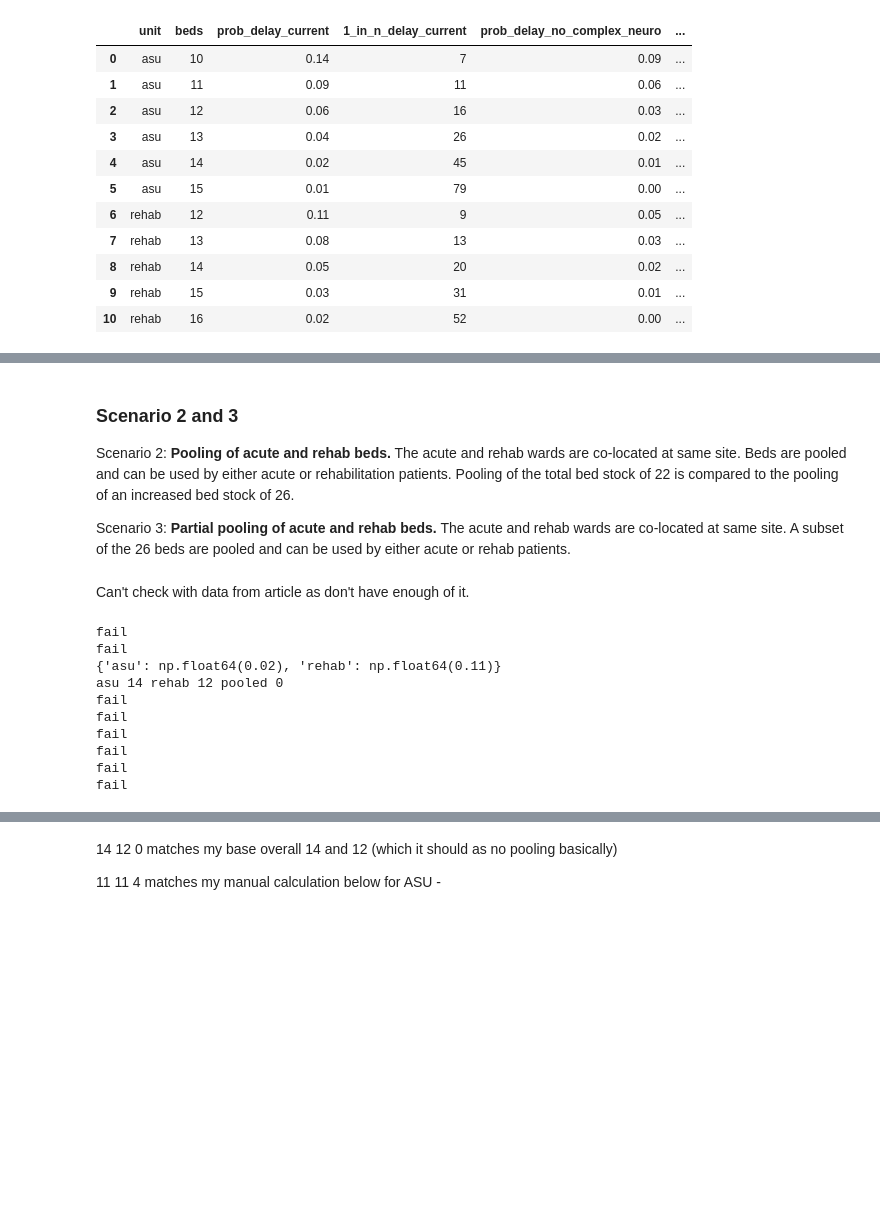
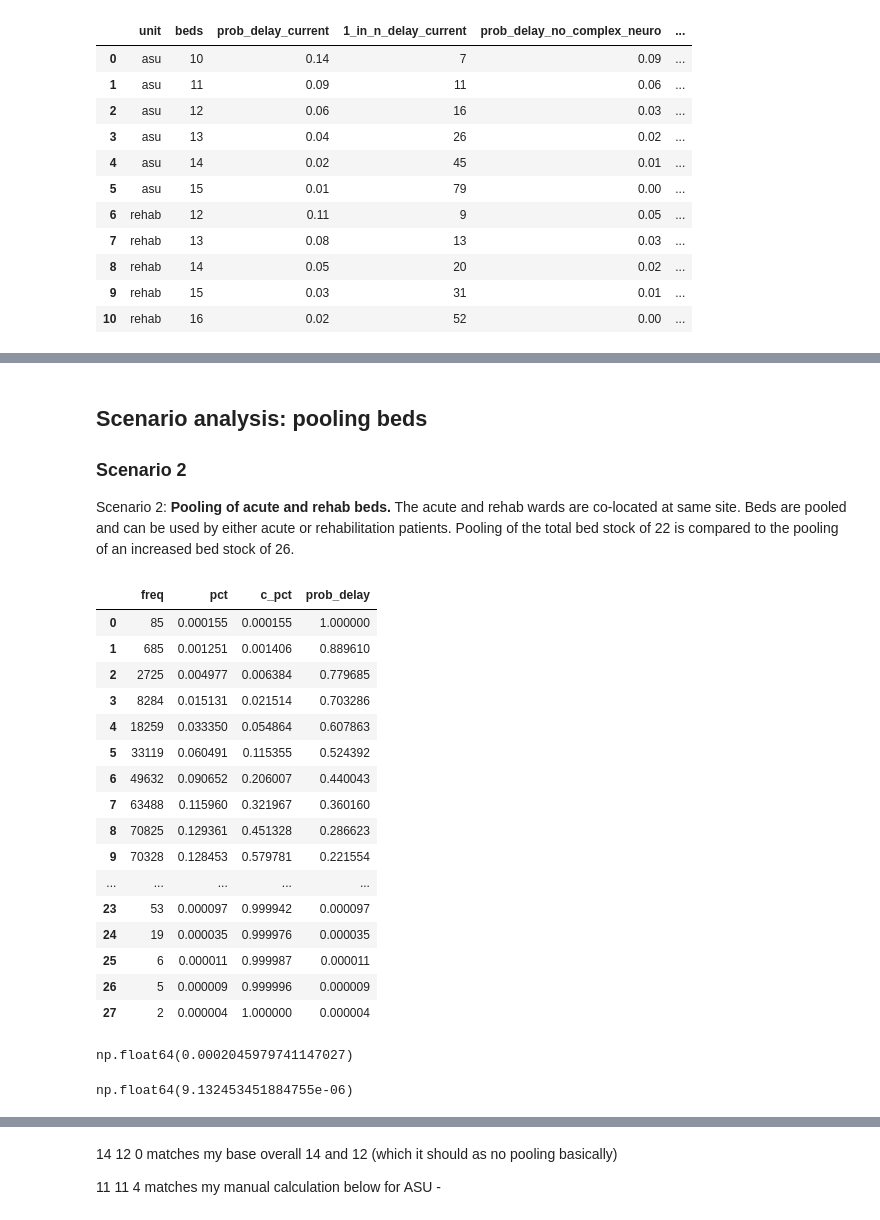
Before and after one commit to pythonhealthdatascience/pydesrap_stroke, a Jupyter notebook: notebooks/analysis.ipynb, the cells around one changed output, grey strips where cells are left out. Saved outputs shown, nothing was run; the diff lists cells and outputs as text; code cells hidden in the pictures; blank space fills up the shorter version.

Commit message:
fix(analysis): use frequencies instead of prob_delay for the bed pooling scenarios, and actually follows the provided  formula in the appendix! (I had done something weird/different/not right)

```diff
--- a/notebooks/analysis.ipynb
+++ b/notebooks/analysis.ipynb
@@ -411,6 +409,6 @@ sup_tab1.to_csv(os.path.join(OUTPUT_DIR, "delay_scenario4.csv"), index=False)
 # %% [markdown]
-### Scenario 2 and 3
+## Scenario analysis: pooling beds
+
+### Scenario 2
 
 Scenario 2: **Pooling of acute and rehab beds.** The acute and rehab wards are co-located at same site. Beds are pooled and can be used by either acute or rehabilitation patients. Pooling of the total bed stock of 22 is compared to the pooling of an increased bed stock of 26.
-
-Scenario 3: **Partial pooling of acute and rehab beds.** The acute and rehab wards are co-located at same site. A subset of the 26 beds are pooled and can be used by either acute or rehab patients.
@@ -511,30 +415,41 @@ class PooledDelay:
-# %% [markdown]
-Can't check with data from article as don't have enough of it.
-# %%
-pooled_delay = PooledDelay(base_results=base_overall)
-
-# Replace with data from article
-pooled_delay.asu = pd.Series(
-    data=[0.19, 0.14, 0.09, 0.06, 0.04, 0.02], index=[9, 10, 11, 12, 13, 14])
-pooled_delay.rehab = pd.Series(
-    data=[0.20, 0.11, 0.08, 0.05, 0.03, 0.02], index=[10, 12, 13, 14, 15, 16])
-
-for beds in [(0, 0, 22), (0, 0, 26), (14, 12, 0), (11, 11, 4), (11, 10, 5),
-             (10, 10, 6), (10, 9, 7), (9, 9, 8), (9, 8, 9)]:
-    try:
-        print(pooled_delay.calculate_delay(
-        asu_beds=beds[0], rehab_beds=beds[1], pooled_beds=beds[2]))
-        print(f"asu {beds[0]} rehab {beds[1]} pooled {beds[2]}")
-    except:
-        print("fail")
-# %% [output]
-fail
-fail
-{'asu': np.float64(0.02), 'rehab': np.float64(0.11)}
-asu 14 rehab 12 pooled 0
-fail
-fail
-fail
-fail
-fail
-fail
+# %%
+pooled_freq = base_overall["asu"]["freq"] + base_overall["rehab"]["freq"]
+
+df = pd.DataFrame(pooled_freq)
+
+# Add column with frequencies converted to proportions
+df["pct"] = df["freq"] / df["freq"].sum()
+
+# Add column with the cumulative percentage
+df["c_pct"] = df["pct"].cumsum()
+
+# Calculate the probability of delay
+df["prob_delay"] = df["pct"] / df["c_pct"]
+# %%
+df
+# %% [output]
+|  | freq | pct | c_pct | prob_delay |
+| 0 | 85 | 0.000155 | 0.000155 | 1.000000 |
+| 1 | 685 | 0.001251 | 0.001406 | 0.889610 |
+| 2 | 2725 | 0.004977 | 0.006384 | 0.779685 |
+| 3 | 8284 | 0.015131 | 0.021514 | 0.703286 |
+| 4 | 18259 | 0.033350 | 0.054864 | 0.607863 |
+| 5 | 33119 | 0.060491 | 0.115355 | 0.524392 |
+| 6 | 49632 | 0.090652 | 0.206007 | 0.440043 |
+| 7 | 63488 | 0.115960 | 0.321967 | 0.360160 |
+| 8 | 70825 | 0.129361 | 0.451328 | 0.286623 |
+| 9 | 70328 | 0.128453 | 0.579781 | 0.221554 |
+| ... | ... | ... | ... | ... |
+| 23 | 53 | 0.000097 | 0.999942 | 0.000097 |
+| 24 | 19 | 0.000035 | 0.999976 | 0.000035 |
+| 25 | 6 | 0.000011 | 0.999987 | 0.000011 |
+| 26 | 5 | 0.000009 | 0.999996 | 0.000009 |
+| 27 | 2 | 0.000004 | 1.000000 | 0.000004 |
+# %%
+df.loc[22]["prob_delay"]
+# %% [output]
+np.float64(0.0002045979741147027)
+# %%
+df.loc[26]["prob_delay"]
+# %% [output]
+np.float64(9.132453451884755e-06)
```
Also changed, not shown: parts of 10 cells of this notebook.
